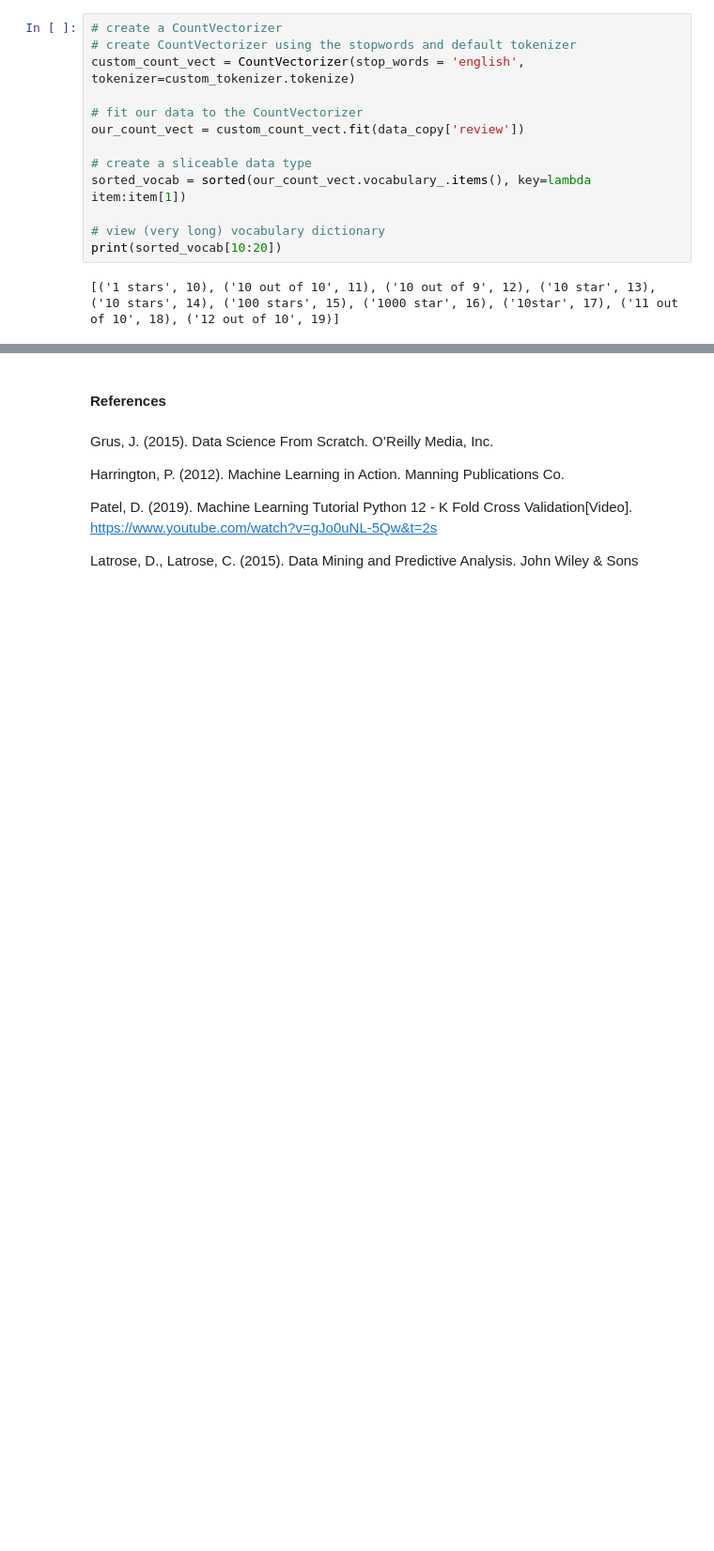
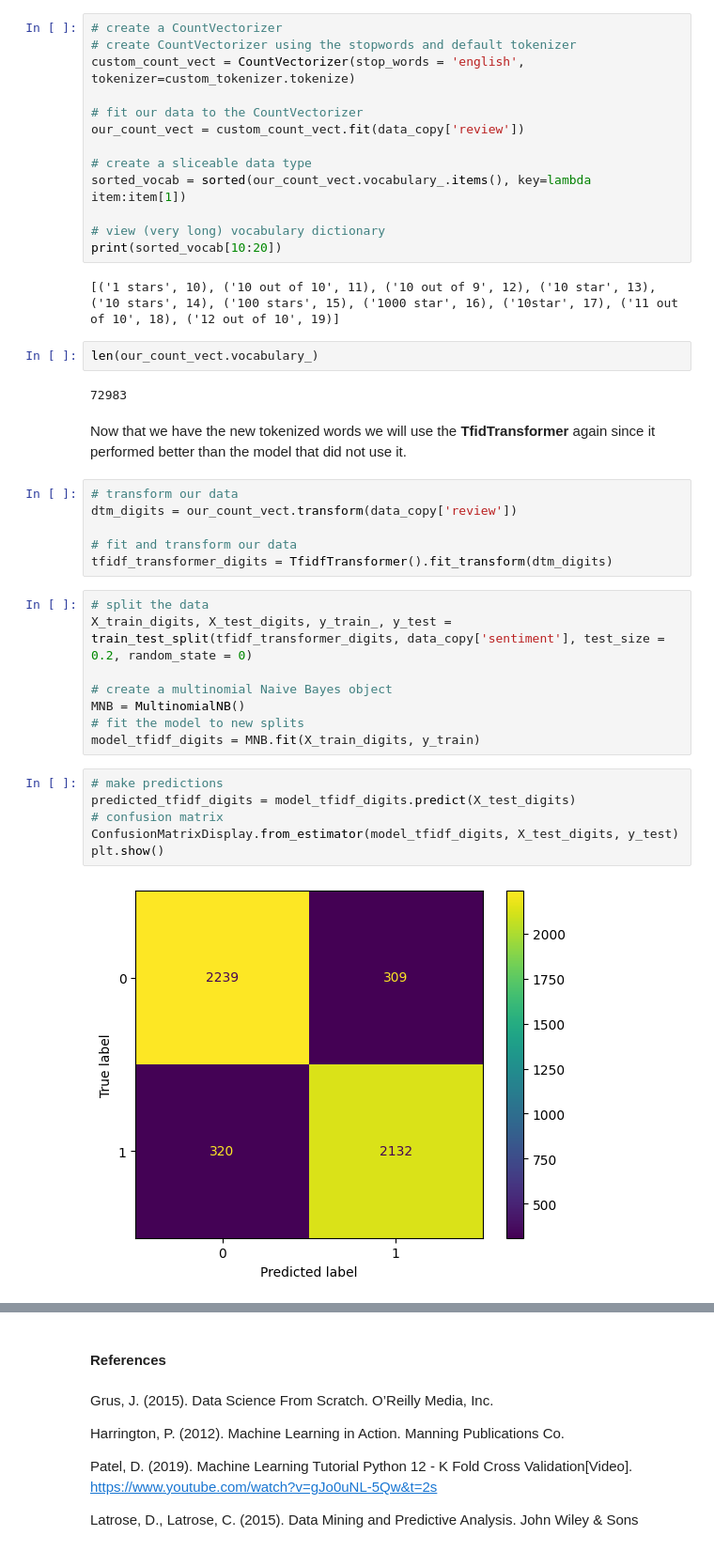
Before and after one commit to ryslipe/sentiment_analysis, a Jupyter notebook: notebook/bag_of_words.ipynb, the cells around one changed output, grey strips where cells are left out. Shown at 94% size. Saved outputs shown, nothing was run; the diff lists cells and outputs as text; blank space fills up the shorter version.

```diff
--- a/notebook/bag_of_words.ipynb
+++ b/notebook/bag_of_words.ipynb
@@ -723,3 +723,31 @@ sorted_vocab = sorted(our_count_vect.vocabulary_.items(), key=lambda item:item[1
 print(sorted_vocab[10:20])
 # %% [output]
 [('1 stars', 10), ('10 out of 10', 11), ('10 out of 9', 12), ('10 star', 13), ('10 stars', 14), ('100 stars', 15), ('1000 star', 16), ('10star', 17), ('11 out of 10', 18), ('12 out of 10', 19)]
+# %%
+len(our_count_vect.vocabulary_)
+# %% [output]
+72983
+# %% [markdown]
+Now that we have the new tokenized words we will use the **TfidTransformer** again since it performed better than the model that did not use it.
+# %%
+# transform our data
+dtm_digits = our_count_vect.transform(data_copy['review'])
+
+# fit and transform our data
+tfidf_transformer_digits = TfidfTransformer().fit_transform(dtm_digits)
+# %%
+# split the data
+X_train_digits, X_test_digits, y_train_, y_test = train_test_split(tfidf_transformer_digits, data_copy['sentiment'], test_size = 0.2, random_state = 0)
+
+# create a multinomial Naive Bayes object
+MNB = MultinomialNB()
+# fit the model to new splits
+model_tfidf_digits = MNB.fit(X_train_digits, y_train)
+# %%
+# make predictions
+predicted_tfidf_digits = model_tfidf_digits.predict(X_test_digits)
+# confusion matrix
+ConfusionMatrixDisplay.from_estimator(model_tfidf_digits, X_test_digits, y_test)
+plt.show()
+# %% [output]
+[figure, added]
```
Also changed, not shown: parts of 11 cells of this notebook, 1 other file.
